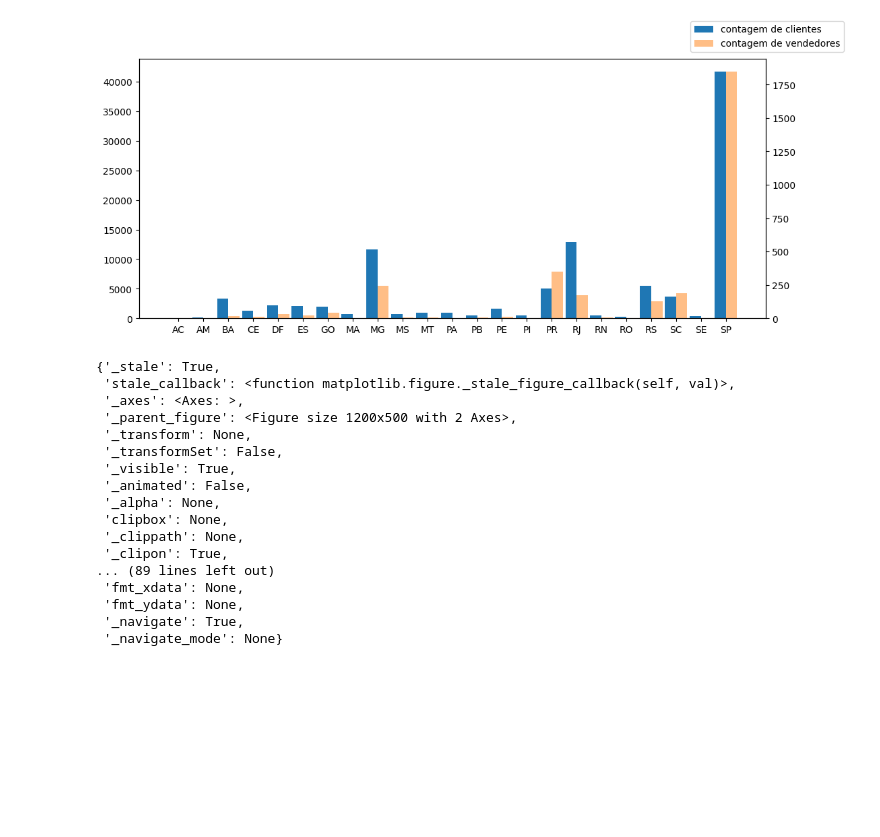
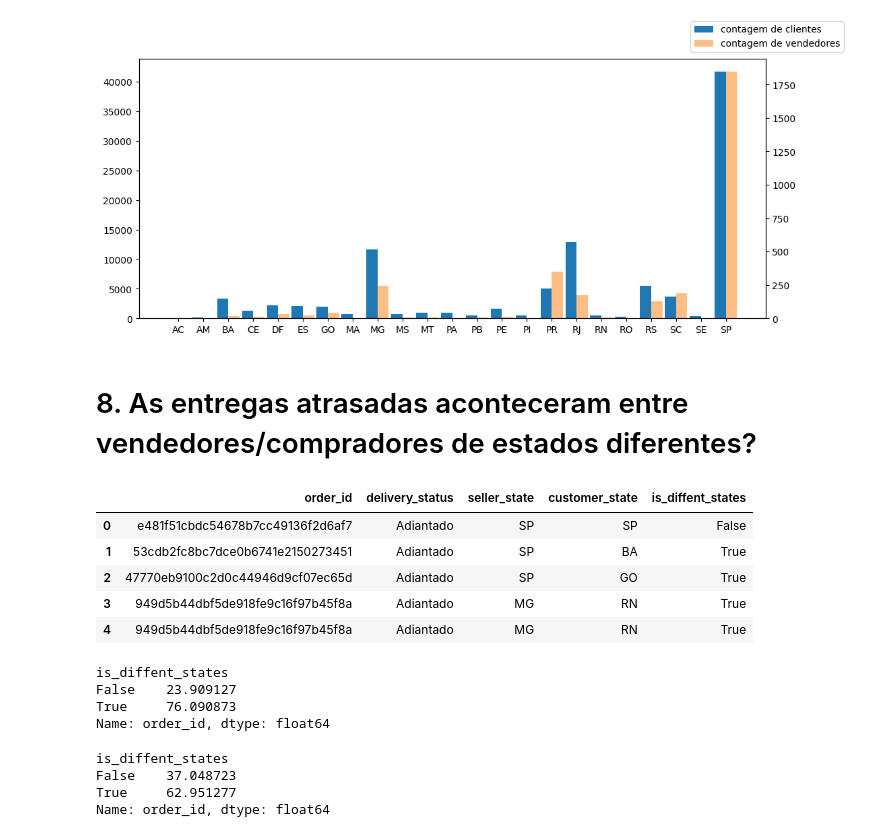
Before and after one commit to LucasPLK/Harve, a Jupyter notebook: Pratica Olist/analise.ipynb, the cells around one changed output. Drawn from its saved outputs; the diff is of its cells as text; code cells hidden in the pictures; blank space fills up the shorter version.

```diff
--- a/Pratica Olist/analise.ipynb
+++ b/Pratica Olist/analise.ipynb
@@ -665,23 +665,49 @@ fig.legend()
 # %% [output]
 <matplotlib.legend.Legend at 0x...>
 [figure]
-# %%
-fig.axes[0].__dict__
-# %% [output]
-{'_stale': True,
- 'stale_callback': <function matplotlib.figure._stale_figure_callback(self, val)>,
- '_axes': <Axes: >,
- '_parent_figure': <Figure size 1200x500 with 2 Axes>,
- '_transform': None,
- '_transformSet': False,
- '_visible': True,
- '_animated': False,
- '_alpha': None,
- 'clipbox': None,
- '_clippath': None,
- '_clipon': True,
-... (89 lines left out)
- 'fmt_xdata': None,
- 'fmt_ydata': None,
- '_navigate': True,
- '_navigate_mode': None}
+# %% [markdown]
+# 8. As entregas atrasadas aconteceram entre vendedores/compradores de estados diferentes?
+# %%
+df_order_delivey_status = df_merge_order_review[['order_id', 'delivery_status', 'customer_id']]
+
+df_order_item_status = pd.merge(df_order_delivey_status, df_items, on='order_id')
+
+df_order_states = pd.merge(df_order_item_status, df_sellers, on='seller_id')
+
+df_order_states = pd.merge(df_order_states, df_customer, on='customer_id')
+
+df_order_states = df_order_states[['order_id', 'delivery_status', 'seller_state', 'customer_state']]
+
+df_order_states['is_diffent_states'] = (df_order_states['seller_state'] != df_order_states['customer_state'])
+# %%
+
+df_order_states.head()
+# %% [output]
+|  | order_id | delivery_status | seller_state | customer_state | is_diffent_states |
+| 0 | e481f51cbdc54678b7cc49136f2d6af7 | Adiantado | SP | SP | False |
+| 1 | 53cdb2fc8bc7dce0b6741e2150273451 | Adiantado | SP | BA | True |
+| 2 | 47770eb9100c2d0c44946d9cf07ec65d | Adiantado | SP | GO | True |
+| 3 | 949d5b44dbf5de918fe9c16f97b45f8a | Adiantado | MG | RN | True |
+| 4 | 949d5b44dbf5de918fe9c16f97b45f8a | Adiantado | MG | RN | True |
+# %%
+df_orders_atrasadas = df_order_states.loc[df_order_states['delivery_status'] == 'Atrasado']
+(
+    df_orders_atrasadas
+    .groupby('is_diffent_states')['order_id'].count()*100/df_orders_atrasadas.shape[0]
+)
+# %% [output]
+is_diffent_states
+False    23.909127
+True     76.090873
+Name: order_id, dtype: float64
+# %%
+df_orders_no_prazo_adiantado = df_order_states.loc[df_order_states['delivery_status'].isin(['No prazo', 'Adiantado'])]
+(
+    df_orders_no_prazo_adiantado
+    .groupby('is_diffent_states')['order_id'].count()*100/df_orders_no_prazo_adiantado.shape[0]
+)
+# %% [output]
+is_diffent_states
+False    37.048723
+True     62.951277
+Name: order_id, dtype: float64
```
